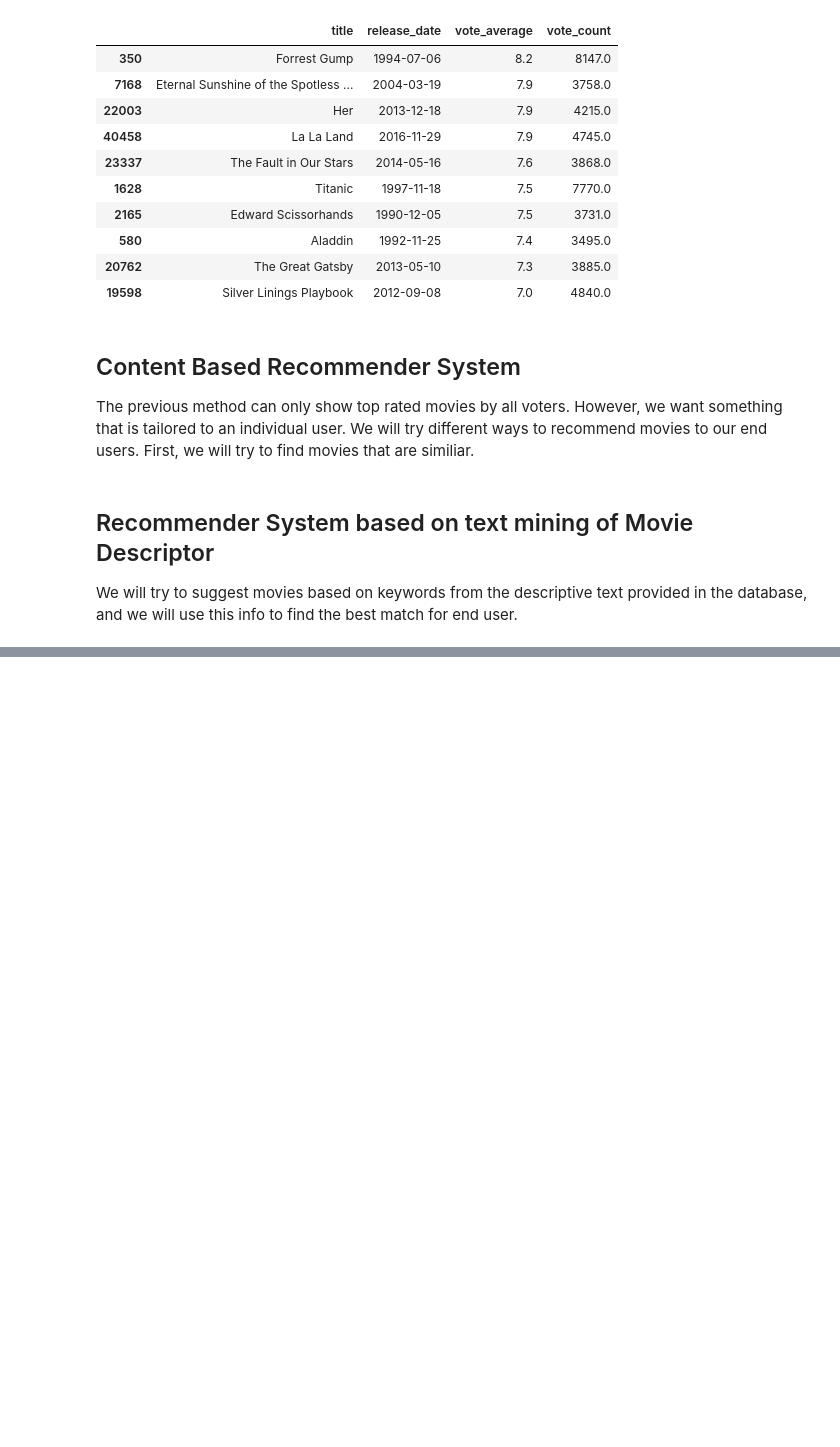
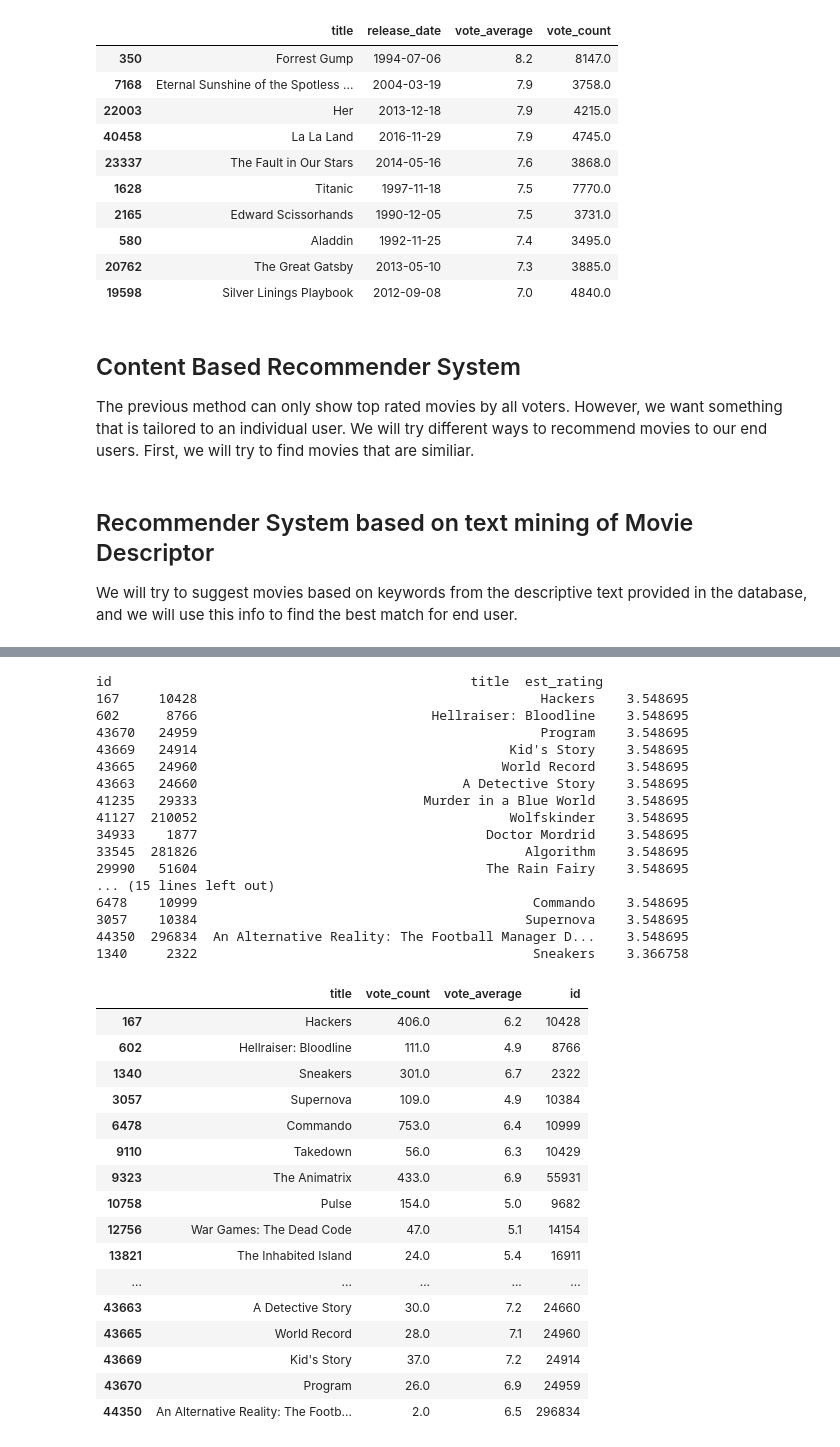
Before and after one commit to todatech/csda-lab, a Jupyter notebook: lab1/movies_rec.ipynb, the cells around one changed output, grey strips where cells are left out. Drawn from its saved outputs; the diff is of its cells as text; code cells hidden in the pictures; blank space fills up the shorter version.

```diff
--- a/lab1/movies_rec.ipynb
+++ b/lab1/movies_rec.ipynb
@@ -249,0 +223,32 @@ hello world
+# %%
+def get_top_n(predictions, n=10):
+    '''Return the top-N recommendation for each user from a set of predictions.
+
+    Args:
+        predictions(list of Prediction objects): The list of predictions, as
+            returned by the test method of an algorithm.
+        n(int): The number of recommendation to output for each user. Default
+            is 10.
+
+    Returns:
+    A dict where keys are user (raw) ids and values are lists of tuples:
+        [(raw item id, rating estimation), ...] of size n.
+    '''
+
+    # First map the predictions to each user.
+    top_n = defaultdict(list)
+    for uid, iid, true_r, est, _ in predictions:
+        top_n[uid].append((iid, est))
+
+    # Then sort the predictions for each user and retrieve the k highest ones.
+    for uid, user_ratings in top_n.items():
+        user_ratings.sort(key=lambda x: x[1], reverse=True)
+        top_n[uid] = user_ratings[:n]
+
+    return top_n
+# %%
+top_n = get_top_n(predictions, n=10)
+
+# Print the recommended items for each user
+for uid, user_ratings in top_n.items():
+    print(uid, [iid for (iid, _) in user_ratings])
@@ -249,0 +289,48 @@ hello world
+# %%
+def get_user_based_recommedation_by_title(uid, title):
+    movie_lst = get_recommended_movies_by_title(title)
+    rec_df = md[md.index.isin(movie_lst)][['id', 'title']]
+    rec_df['est_rating'] = rec_df['id'].apply(lambda x: algo.predict(uid, x).est)
+    rec_df = rec_df.sort_values('est_rating', ascending=False)
+    # comment to show estimated rating for the df
+    # print(rec_df)
+    return rec_df.id
+# %%
+movie_lst = get_user_based_recommedation_by_title(800,'The Matrix')
+rec_df = md[md.id.isin(movie_lst)]
+rec_df[['title', 'vote_count', 'vote_average', 'id']]
+# %% [output]
+id                                              title  est_rating
+167     10428                                            Hackers    3.548695
+602      8766                              Hellraiser: Bloodline    3.548695
+43670   24959                                            Program    3.548695
+43669   24914                                        Kid's Story    3.548695
+43665   24960                                       World Record    3.548695
+43663   24660                                  A Detective Story    3.548695
+41235   29333                             Murder in a Blue World    3.548695
+41127  210052                                        Wolfskinder    3.548695
+34933    1877                                     Doctor Mordrid    3.548695
+33545  281826                                          Algorithm    3.548695
+29990   51604                                     The Rain Fairy    3.548695
+... (15 lines left out)
+6478    10999                                           Commando    3.548695
+3057    10384                                          Supernova    3.548695
+44350  296834  An Alternative Reality: The Football Manager D...    3.548695
+1340     2322                                           Sneakers    3.366758
+|  | title | vote_count | vote_average | id |
+| 167 | Hackers | 406.0 | 6.2 | 10428 |
+| 602 | Hellraiser: Bloodline | 111.0 | 4.9 | 8766 |
+| 1340 | Sneakers | 301.0 | 6.7 | 2322 |
+| 3057 | Supernova | 109.0 | 4.9 | 10384 |
+| 6478 | Commando | 753.0 | 6.4 | 10999 |
+| 9110 | Takedown | 56.0 | 6.3 | 10429 |
+| 9323 | The Animatrix | 433.0 | 6.9 | 55931 |
+| 10758 | Pulse | 154.0 | 5.0 | 9682 |
+| 12756 | War Games: The Dead Code | 47.0 | 5.1 | 14154 |
+| 13821 | The Inhabited Island | 24.0 | 5.4 | 16911 |
+| ... | ... | ... | ... | ... |
+| 43663 | A Detective Story | 30.0 | 7.2 | 24660 |
+| 43665 | World Record | 28.0 | 7.1 | 24960 |
+| 43669 | Kid's Story | 37.0 | 7.2 | 24914 |
+| 43670 | Program | 26.0 | 6.9 | 24959 |
+| 44350 | An Alternative Reality: The Footb... | 2.0 | 6.5 | 296834 |
```
Also changed, not shown: parts of 30 cells of this notebook, 1 other file.
